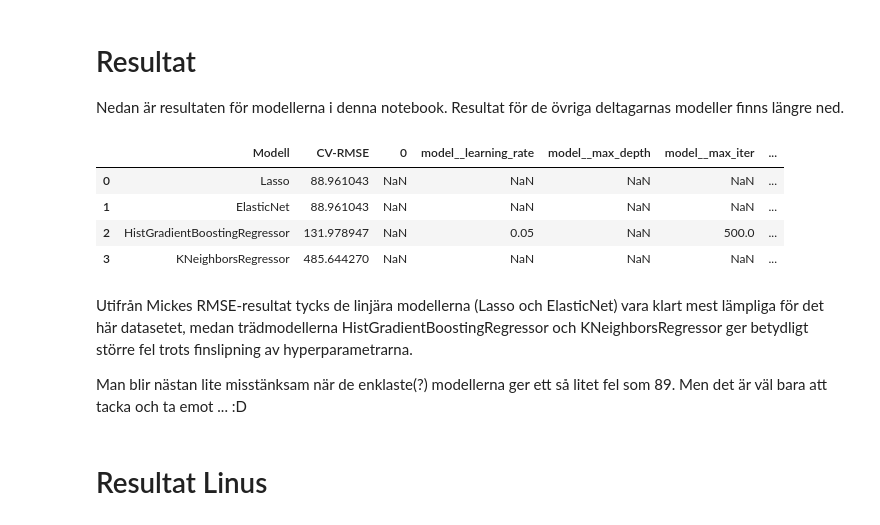
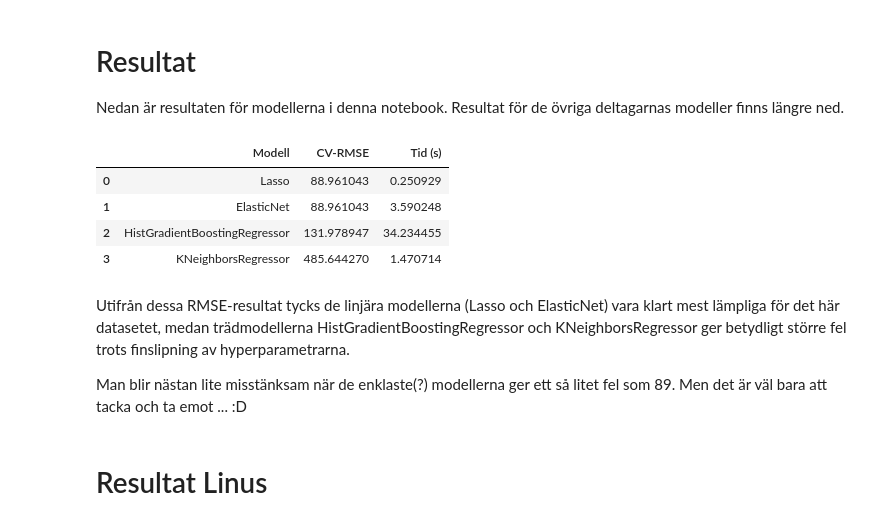
Before and after one commit to Puttaren/ML_grupparbete, a Jupyter notebook: ML-uppgift för inlämning.ipynb, the cells around one changed output. Drawn from its saved outputs; the diff is of its cells as text; code cells hidden in the pictures.

Commit message:
Tidsberäkning och RMSE-score tillagt för bedömning av modellernas effektivitet.

```diff
--- a/ML-uppgift för inlämning.ipynb
+++ b/ML-uppgift för inlämning.ipynb
@@ -440,7 +455,8 @@ Resultat
 # %%
 results.append({
     "model": "ElasticNet",
-    "cv_rmse": -elastic_grid.best_score_
+    "cv_rmse": -elastic_grid.best_score_,
+    "elapsed_s": elapsed
 })
 # %% [markdown]
 # HistGradientBoostingRegressor
@@ -484,12 +509,14 @@ Resultat
 results.append({
     "model": "HistGradientBoostingRegressor",
     "cv_rmse": -hgb_grid.best_score_,
-    "best_params": hgb_grid.best_params_
+    "best_params": hgb_grid.best_params_,
+    "elapsed_s": elapsed
 })
 # %% [markdown]
 # KNeighborsRegressor
 # %%
-from sklearn.neighbors import KNeighborsRegressor
+# Tidtagning
+start_time = time.time()
 
 # Pipeline
 knn_pipe = Pipeline([
@@ -515,8 +542,15 @@ knn_grid = GridSearchCV(
 
 knn_grid.fit(X_trainval, y_trainval)
 
+# Slut tidtagning
+end_time = time.time()
+elapsed = end_time - start_time
+minutes, seconds = divmod(elapsed, 60)
+
+# Rapportera resultat
 print("Bästa hyperparametrar:", knn_grid.best_params_)
 print("CV-RMSE KNN:", -knn_grid.best_score_)
+print(f"Modelleringstid: {int(minutes)} minuter och {seconds:.1f} sekunder")
 # %% [output]
 Bästa hyperparametrar: {'model__n_neighbors': 20, 'model__p': 2, 'model__weights': 'uniform'}
 CV-RMSE KNN: 485.6442703096924
@@ -526,35 +561,38 @@ Resultat
 results.append({
     "model": "KNeighborsRegressor",
     "cv_rmse": -knn_grid.best_score_,
-    "best_params": knn_grid.best_params_
+    "best_params": knn_grid.best_params_,
+    "elapsed_s": elapsed
 })
 # %% [markdown]
 # Resultat
 Nedan är resultaten för modellerna i denna notebook. Resultat för de övriga deltagarnas modeller finns längre ned.
 # %%
+# Vi gör en dataframe av resultaten vi samlat in
 results_df = pd.DataFrame(results)
 
-params_df = results_df["best_params"].apply(pd.Series)
-
-summary_df = pd.concat(
-    [results_df[["model", "cv_rmse"]], params_df],
-    axis=1
-).rename(columns={
-    "model": "Modell",
-    "cv_rmse": "CV-RMSE"
-})
+# Parametrar är insamlade, men vi lämnar dem därhän och nöjer oss med
+# modell, RMSE och tidsåtgång
+summary_df = (
+    results_df[["model", "cv_rmse", "elapsed_s"]]
+    .rename(columns={
+        "model": "Modell",
+        "cv_rmse": "CV-RMSE",
+        "elapsed_s": "Tid (s)"
+    })
+)
 
 display(
     summary_df.sort_values("CV-RMSE").reset_index(drop=True)
 )
 # %% [output]
-|  | Modell | CV-RMSE | 0 | model__learning_rate | model__max_depth | model__max_iter | ... |
-| 0 | Lasso | 88.961043 | NaN | NaN | NaN | NaN | ... |
-| 1 | ElasticNet | 88.961043 | NaN | NaN | NaN | NaN | ... |
-| 2 | HistGradientBoostingRegressor | 131.978947 | NaN | 0.05 | NaN | 500.0 | ... |
-| 3 | KNeighborsRegressor | 485.644270 | NaN | NaN | NaN | NaN | ... |
+|  | Modell | CV-RMSE | Tid (s) |
+| 0 | Lasso | 88.961043 | 0.250929 |
+| 1 | ElasticNet | 88.961043 | 3.590248 |
+| 2 | HistGradientBoostingRegressor | 131.978947 | 34.234455 |
+| 3 | KNeighborsRegressor | 485.644270 | 1.470714 |
 # %% [markdown]
-Utifrån Mickes RMSE‑resultat tycks de linjära modellerna (Lasso och ElasticNet) vara klart mest lämpliga för det här datasetet, medan trädmodellerna HistGradientBoostingRegressor och KNeighborsRegressor ger betydligt större fel trots finslipning av hyperparametrarna.
+Utifrån dessa RMSE‑resultat tycks de linjära modellerna (Lasso och ElasticNet) vara klart mest lämpliga för det här datasetet, medan trädmodellerna HistGradientBoostingRegressor och KNeighborsRegressor ger betydligt större fel trots finslipning av hyperparametrarna.
 
 Man blir nästan lite misstänksam när de enklaste(?) modellerna ger ett så litet fel som 89. Men det är väl bara att tacka och ta emot ... :D
 # %% [markdown]
```
Also changed, not shown: parts of 29 cells of this notebook.
